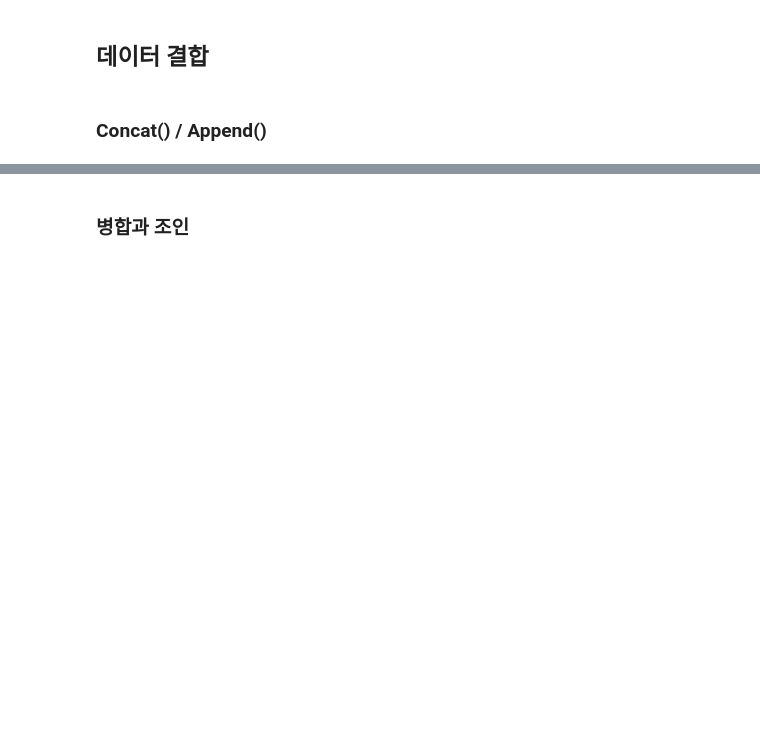
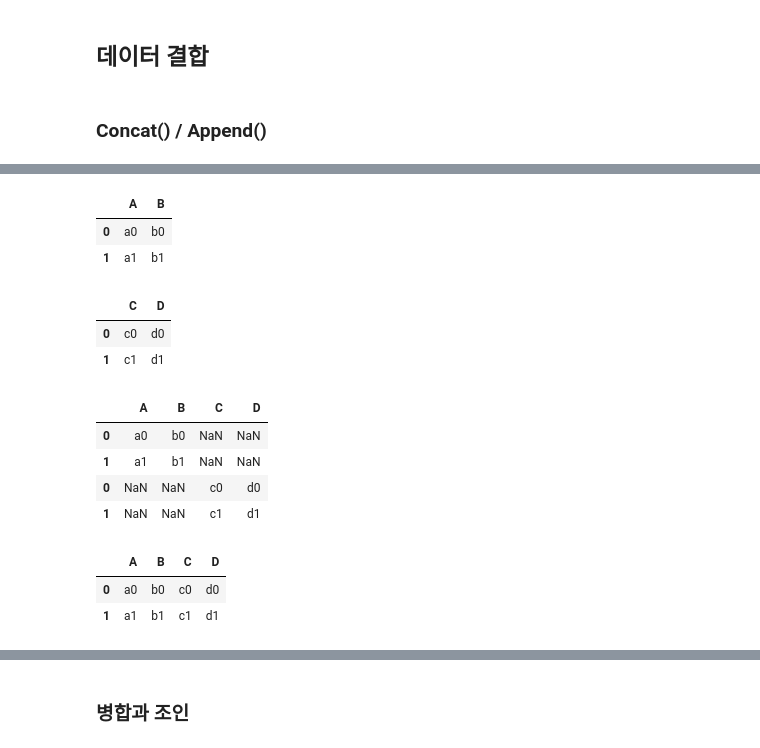
Before and after one commit to mkbahk/PandasLearning, a Jupyter notebook: _Pandas_한번에_제대로_배우기.ipynb, the cells around one changed output, grey strips where cells are left out. Cells and saved outputs as stored; diff of their text form; code cells hidden in the pictures; blank space fills up the shorter version.

```diff
--- a/_Pandas_한번에_제대로_배우기.ipynb
+++ b/_Pandas_한번에_제대로_배우기.ipynb
@@ -2011,0 +2024,5 @@ df.query('A < @col_mean & B < @col_mean')
+# %%
+def create_df(cols, idx):
+  data =  {c: [str(c.lower()) + str(i) for i in idx] for c in cols}
+  return pd.DataFrame(data, idx)
+###
@@ -2011,0 +2051,28 @@ df.query('A < @col_mean & B < @col_mean')
+# %%
+df3 = create_df('AB', [0, 1])
+df3
+# %% [output]
+|  | A | B |
+| 0 | a0 | b0 |
+| 1 | a1 | b1 |
+# %%
+df4 = create_df('CD', [0, 1])
+df4
+# %% [output]
+|  | C | D |
+| 0 | c0 | d0 |
+| 1 | c1 | d1 |
+# %%
+pd.concat([df3, df4])
+# %% [output]
+|  | A | B | C | D |
+| 0 | a0 | b0 | NaN | NaN |
+| 1 | a1 | b1 | NaN | NaN |
+| 0 | NaN | NaN | c0 | d0 |
+| 1 | NaN | NaN | c1 | d1 |
+# %%
+pd.concat([df3, df4], axis=1)
+# %% [output]
+|  | A | B | C | D |
+| 0 | a0 | b0 | c0 | d0 |
+| 1 | a1 | b1 | c1 | d1 |
```
Also changed, not shown: parts of 17 cells of this notebook.
